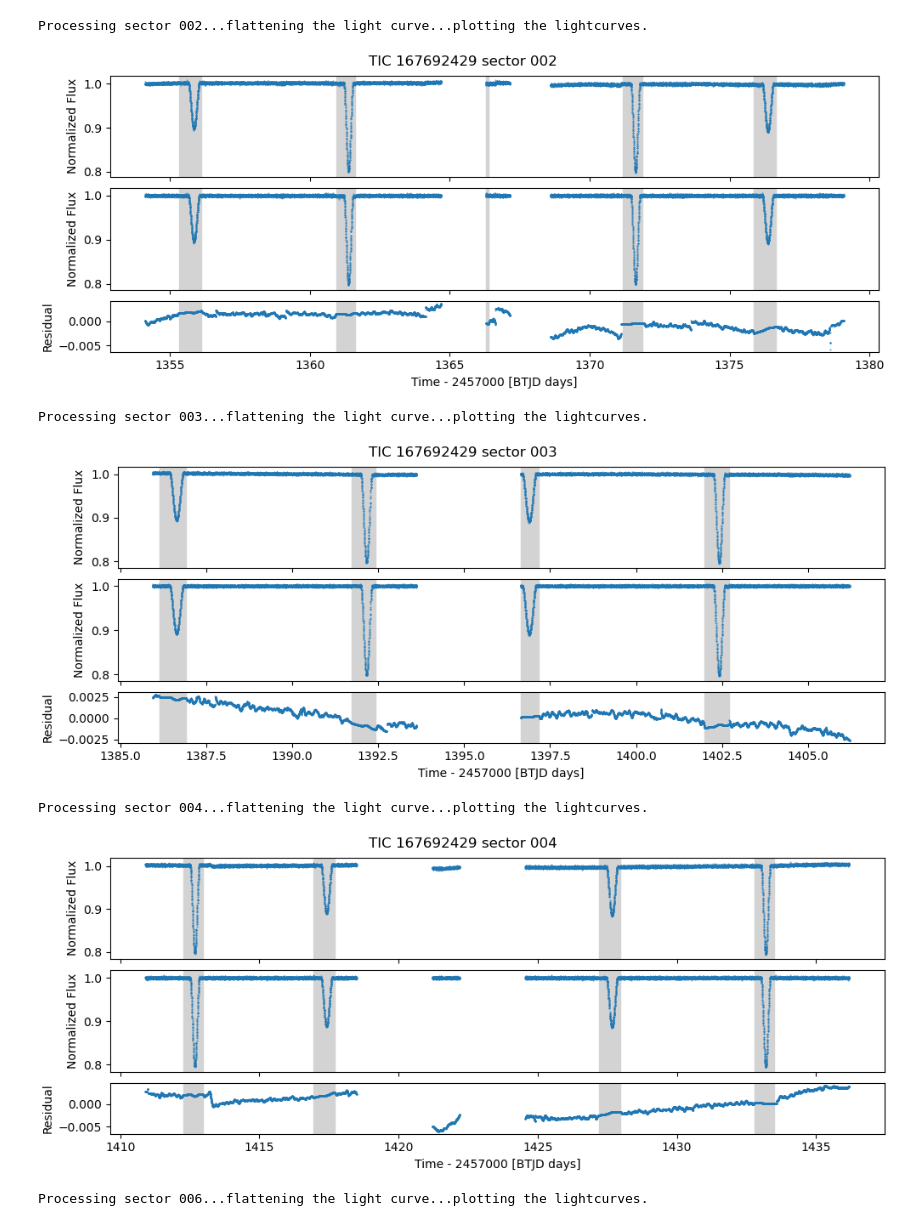
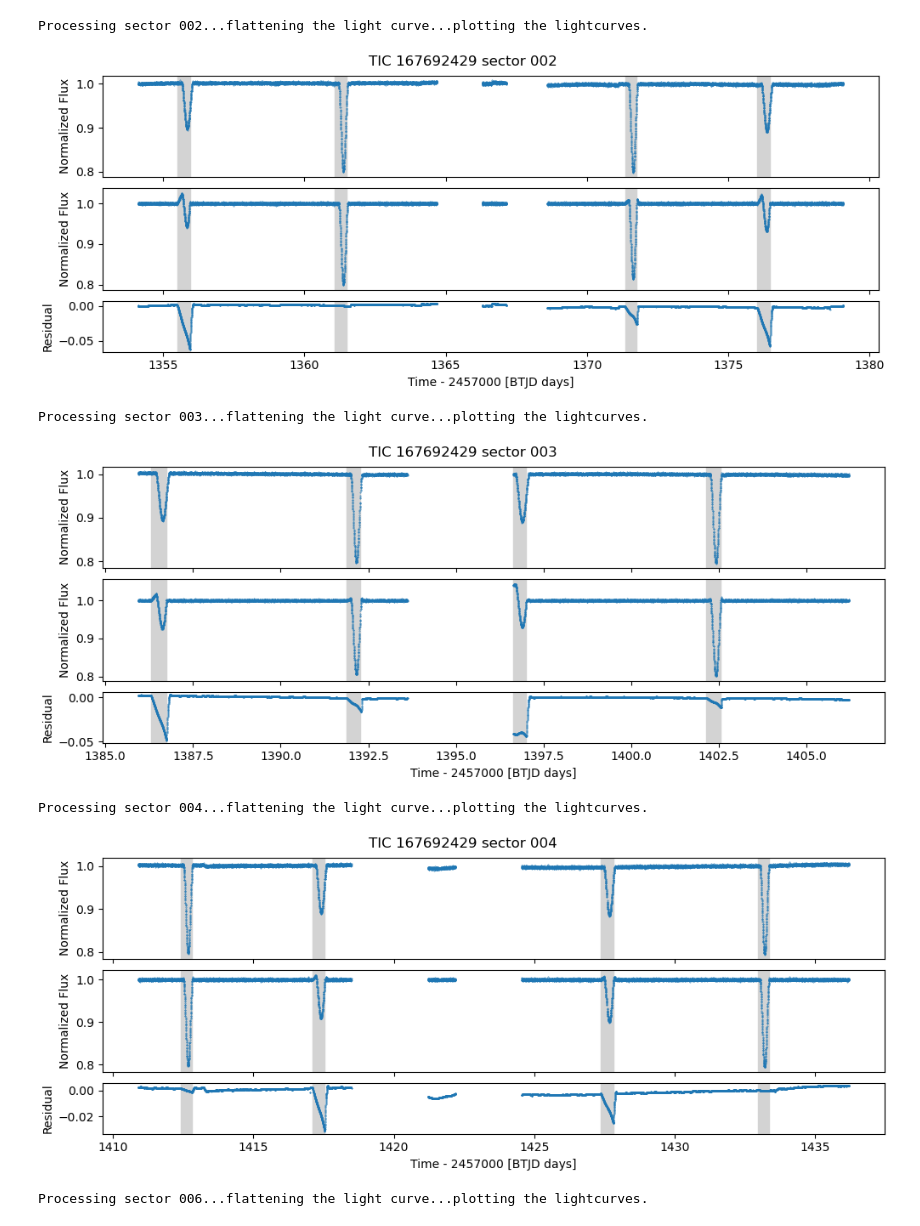
Before and after one commit to SteveOv/platodebs, a Jupyter notebook: process_target_results.ipynb, the cells around one changed output. Drawn from its saved outputs; the diff is of its cells as text; code cells hidden in the pictures.

```diff
--- a/process_target_results.ipynb
+++ b/process_target_results.ipynb
@@ -40,13 +40,13 @@ analysis_dir = catalogue_dir / "analysis"
 analysis_dir.mkdir(parents=True, exist_ok=True)
 # %%
 # Get the target's basic details. StopIteration will be raised if the target is unknown
-target, target_row, _ = next(iterate_targets(input_file, filter=[target]))
+target, target_row, _ = next(iterate_targets(input_file, index_filter=[target]))
 tic = target_row["TIC"]
 
 # We need the analysis output, as that contains the eclipse timing data
 analysis_csv = analysis_dir / f"{tic}_analysis" / f"{tic}_analysis_summary.csv"
 echo_analysis_log(analysis_csv.parent / f"{tic}.log")
-eclipses = parse_analysis_for_eclipses(analysis_csv, duration_scale=1.75)
+eclipses = parse_analysis_for_eclipses(analysis_csv, duration_scale=eclipse_dur_multiple)
 if not eclipses:
     print(f"Did not find '{analysis_csv}'. Unable to process {target}. Skipping.")
 else:
@@ -97,8 +96,8 @@ Processing sector 001...flattening the light curve...plotting the lightcurves.
 Processing sector 002...flattening the light curve...plotting the lightcurves.
-[figure, old version]
+[figure, new version]
 Processing sector 003...flattening the light curve...plotting the lightcurves.
-[figure, old version]
+[figure, new version]
 Processing sector 004...flattening the light curve...plotting the lightcurves.
-[figure, old version]
+[figure, new version]
 Processing sector 006...flattening the light curve...plotting the lightcurves.
 ... (31 outputs left out)
```
Also changed, not shown: parts of 1 cell of this notebook, 5 other files.
